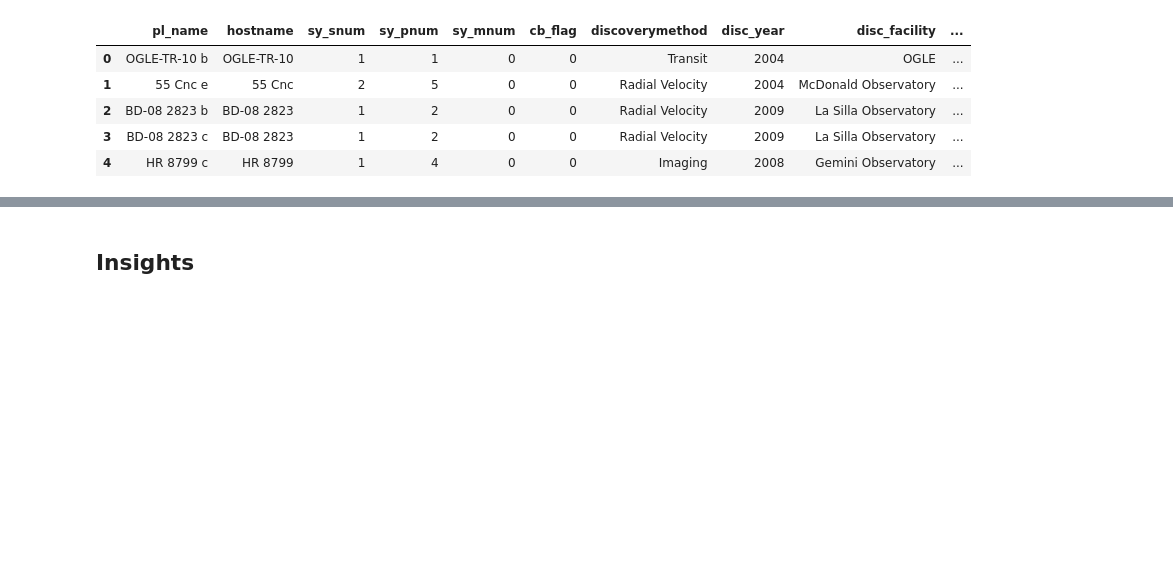
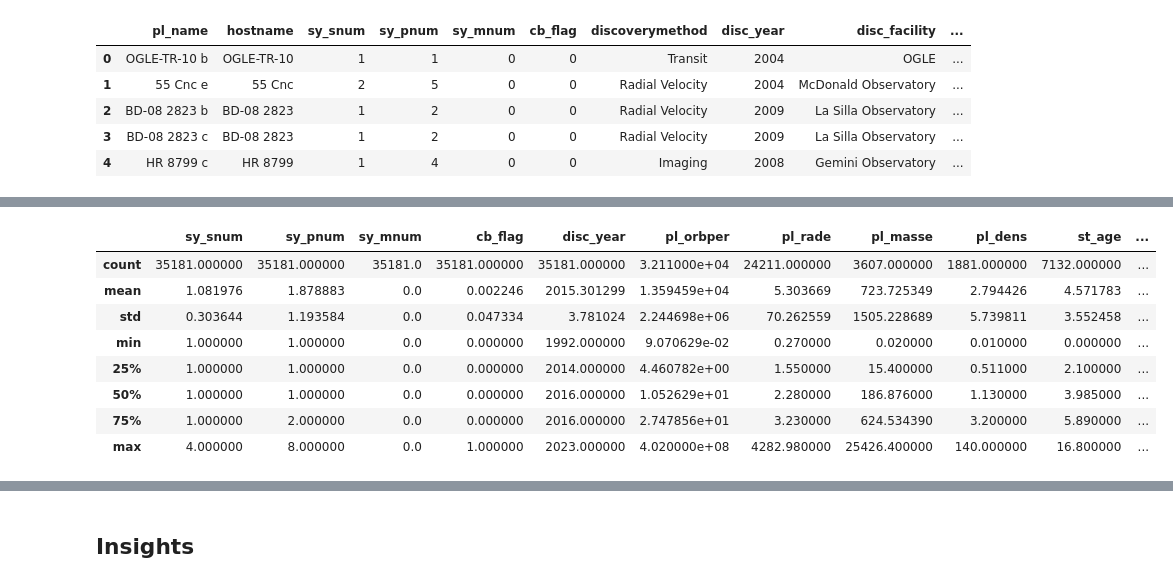
Before and after one commit to AlejandroBlancoFernandez/ExoplanetEDA, a Jupyter notebook: ExoplanetEDA.ipynb, the cells around one changed output, grey strips where cells are left out. Saved outputs shown, nothing was run; the diff lists cells and outputs as text; code cells hidden in the pictures; blank space fills up the shorter version.

```diff
--- a/ExoplanetEDA.ipynb
+++ b/ExoplanetEDA.ipynb
@@ -43,3 +46,7 @@ import seaborn as sns
 # %% [markdown]
 Once everything is set, the analysis begins
+# %%
+# Loading the dataset
+df = pd.read_csv("exoplanet_data.csv")
+pd.set_option("display.max_columns", None)
 # %%
@@ -57,0 +90,14 @@ df.head()
+# %%
+# Statistical data for numerical variables
+
+df.describe()
+# %% [output]
+|  | sy_snum | sy_pnum | sy_mnum | cb_flag | disc_year | pl_orbper | pl_rade | pl_masse | pl_dens | st_age | ... |
+| count | 35181.000000 | 35181.000000 | 35181.0 | 35181.000000 | 35181.000000 | 3.211000e+04 | 24211.000000 | 3607.000000 | 1881.000000 | 7132.000000 | ... |
+| mean | 1.081976 | 1.878883 | 0.0 | 0.002246 | 2015.301299 | 1.359459e+04 | 5.303669 | 723.725349 | 2.794426 | 4.571783 | ... |
+| std | 0.303644 | 1.193584 | 0.0 | 0.047334 | 3.781024 | 2.244698e+06 | 70.262559 | 1505.228689 | 5.739811 | 3.552458 | ... |
+| min | 1.000000 | 1.000000 | 0.0 | 0.000000 | 1992.000000 | 9.070629e-02 | 0.270000 | 0.020000 | 0.010000 | 0.000000 | ... |
+| 25% | 1.000000 | 1.000000 | 0.0 | 0.000000 | 2014.000000 | 4.460782e+00 | 1.550000 | 15.400000 | 0.511000 | 2.100000 | ... |
+| 50% | 1.000000 | 1.000000 | 0.0 | 0.000000 | 2016.000000 | 1.052629e+01 | 2.280000 | 186.876000 | 1.130000 | 3.985000 | ... |
+| 75% | 1.000000 | 2.000000 | 0.0 | 0.000000 | 2016.000000 | 2.747856e+01 | 3.230000 | 624.534390 | 3.200000 | 5.890000 | ... |
+| max | 4.000000 | 8.000000 | 0.0 | 1.000000 | 2023.000000 | 4.020000e+08 | 4282.980000 | 25426.400000 | 140.000000 | 16.800000 | ... |
```
Also changed, not shown: parts of 17 cells of this notebook.
